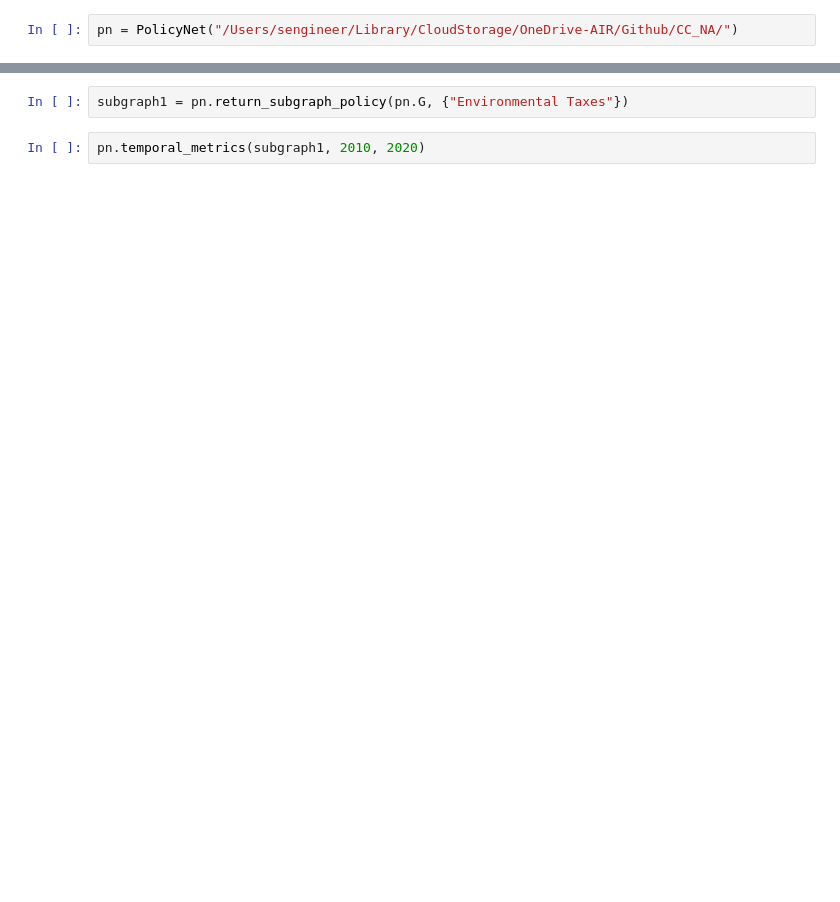
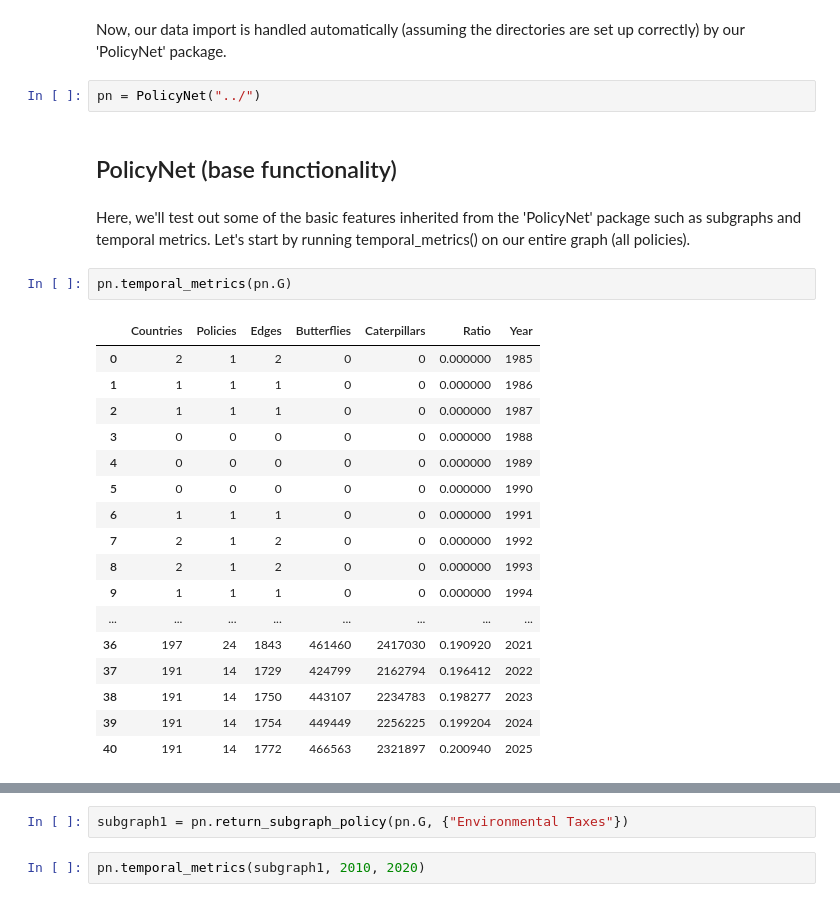
Before and after one commit to SiddharthEngineer23/CC_NA, a Jupyter notebook: notebooks/03 - walkthrough.ipynb, the cells around one changed output, grey strips where cells are left out. Cells and saved outputs as stored; diff of their text form; blank space fills up the shorter version.

Commit message:
Starting work on 03- walkthrough.ipynb

```diff
--- a/notebooks/03 - walkthrough.ipynb
+++ b/notebooks/03 - walkthrough.ipynb
@@ -9,2 +20,28 @@ from ccna.influence_passivity import IP
-# %%
-pn = PolicyNet("/Users/sengineer/Library/CloudStorage/OneDrive-AIR/Github/CC_NA/")
+# %% [markdown]
+Now, our data import is handled automatically (assuming the directories are set up correctly) by our 'PolicyNet' package.
+# %%
+pn = PolicyNet("../")
+# %% [markdown]
+## PolicyNet (base functionality)
+# %% [markdown]
+Here, we'll test out some of the basic features inherited from the 'PolicyNet' package such as subgraphs and temporal metrics. Let's start by running temporal_metrics() on our entire graph (all policies).
+# %%
+pn.temporal_metrics(pn.G)
+# %% [output]
+|  | Countries | Policies | Edges | Butterflies | Caterpillars | Ratio | Year |
+| 0 | 2 | 1 | 2 | 0 | 0 | 0.000000 | 1985 |
+| 1 | 1 | 1 | 1 | 0 | 0 | 0.000000 | 1986 |
+| 2 | 1 | 1 | 1 | 0 | 0 | 0.000000 | 1987 |
+| 3 | 0 | 0 | 0 | 0 | 0 | 0.000000 | 1988 |
+| 4 | 0 | 0 | 0 | 0 | 0 | 0.000000 | 1989 |
+| 5 | 0 | 0 | 0 | 0 | 0 | 0.000000 | 1990 |
+| 6 | 1 | 1 | 1 | 0 | 0 | 0.000000 | 1991 |
+| 7 | 2 | 1 | 2 | 0 | 0 | 0.000000 | 1992 |
+| 8 | 2 | 1 | 2 | 0 | 0 | 0.000000 | 1993 |
+| 9 | 1 | 1 | 1 | 0 | 0 | 0.000000 | 1994 |
+| ... | ... | ... | ... | ... | ... | ... | ... |
+| 36 | 197 | 24 | 1843 | 461460 | 2417030 | 0.190920 | 2021 |
+| 37 | 191 | 14 | 1729 | 424799 | 2162794 | 0.196412 | 2022 |
+| 38 | 191 | 14 | 1750 | 443107 | 2234783 | 0.198277 | 2023 |
+| 39 | 191 | 14 | 1754 | 449449 | 2256225 | 0.199204 | 2024 |
+| 40 | 191 | 14 | 1772 | 466563 | 2321897 | 0.200940 | 2025 |
```
Also changed, not shown: parts of 8 cells of this notebook, 4 other files.
